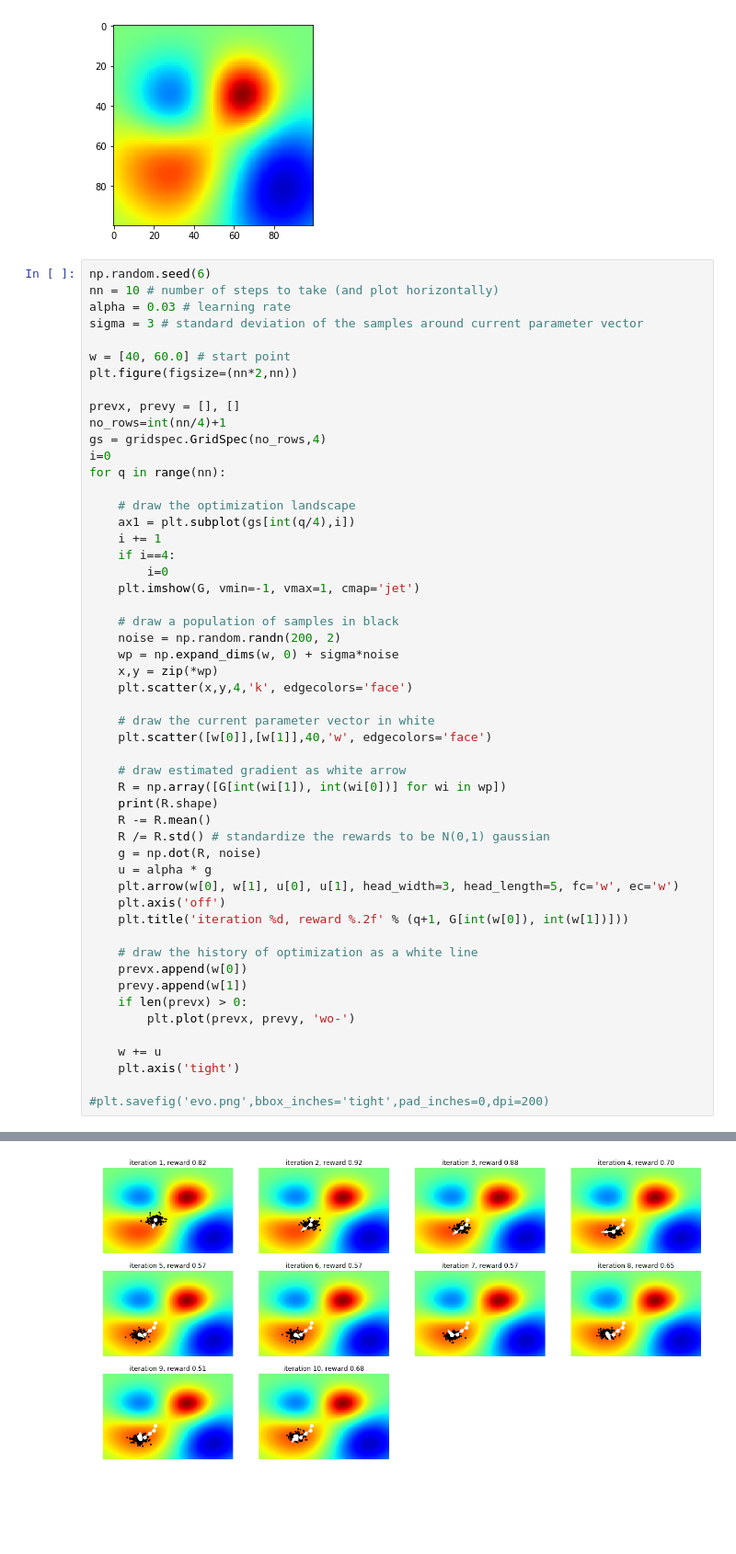
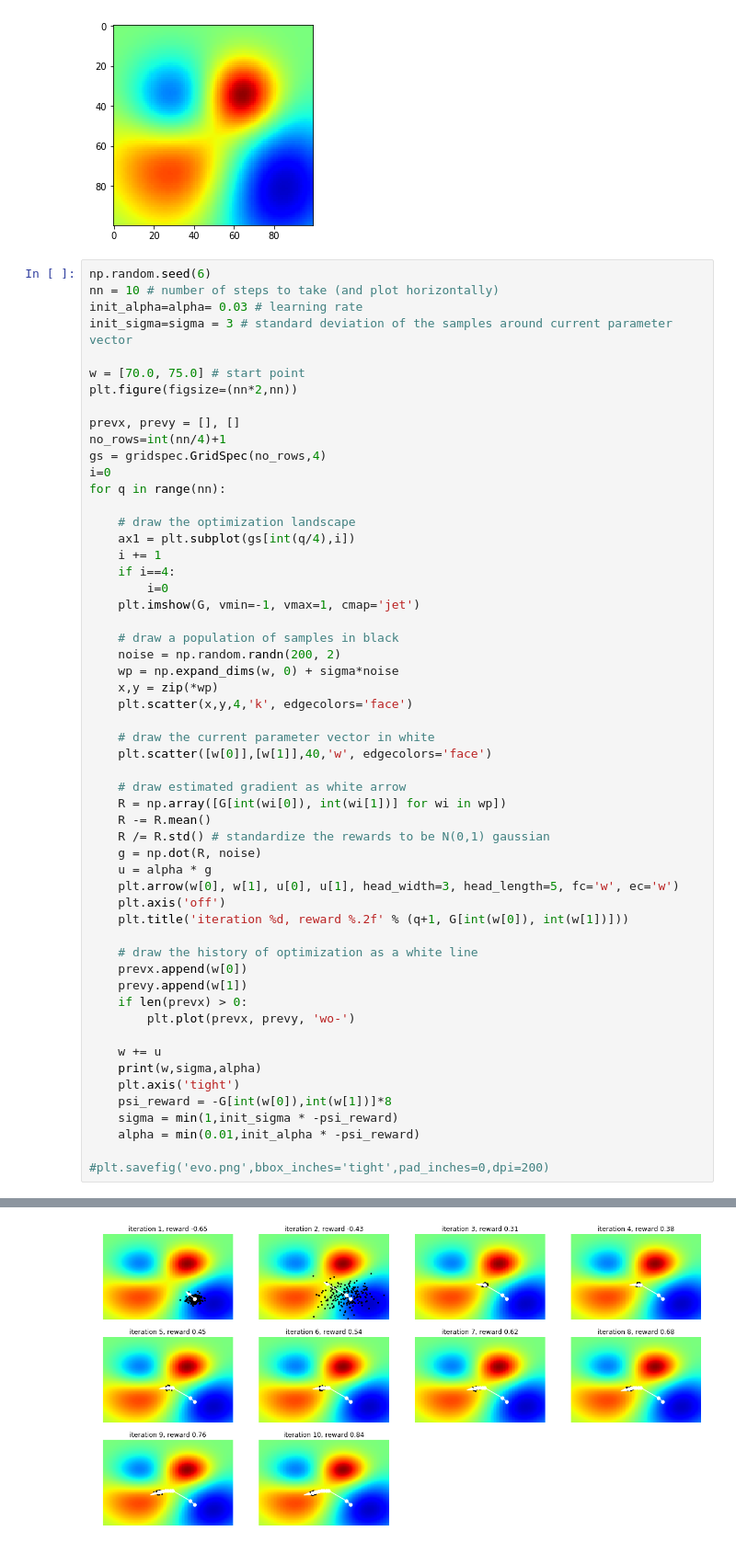
Before and after one commit to gandalfsaxe/letomes, a Jupyter notebook: code/notebooks/es.ipynb, the cells around one changed output, grey strips where cells are left out. Shown at 92% size. Drawn from its saved outputs; the diff is of its cells as text; blank space fills up the shorter version.

```diff
--- a/code/notebooks/es.ipynb
+++ b/code/notebooks/es.ipynb
@@ -34,10 +34,10 @@ im = ax.imshow(G, vmin=-1, vmax=1, cmap='jet')
 # %%
 np.random.seed(6)
 nn = 10 # number of steps to take (and plot horizontally)
-alpha = 0.03 # learning rate
-sigma = 3 # standard deviation of the samples around current parameter vector
+init_alpha=alpha= 0.03 # learning rate
+init_sigma=sigma = 3 # standard deviation of the samples around current parameter vector
 
-w = [40, 60.0] # start point
+w = [70.0, 75.0] # start point
 plt.figure(figsize=(nn*2,nn))
 
 prevx, prevy = [], []
@@ -63,8 +63,7 @@ for q in range(nn):
     plt.scatter([w[0]],[w[1]],40,'w', edgecolors='face')
 
     # draw estimated gradient as white arrow
-    R = np.array([G[int(wi[1]), int(wi[0])] for wi in wp])
-    print(R.shape)
+    R = np.array([G[int(wi[0]), int(wi[1])] for wi in wp])
     R -= R.mean()
     R /= R.std() # standardize the rewards to be N(0,1) gaussian
     g = np.dot(R, noise)
@@ -80,7 +79,11 @@ for q in range(nn):
         plt.plot(prevx, prevy, 'wo-')
 
     w += u
+    print(w,sigma,alpha)
     plt.axis('tight')
+    psi_reward = -G[int(w[0]),int(w[1])]*8
+    sigma = min(1,init_sigma * -psi_reward)
+    alpha = min(0.01,init_alpha * -psi_reward)
 
 #plt.savefig('evo.png',bbox_inches='tight',pad_inches=0,dpi=200)
 # %% [output]
@@ -97 +100 @@ for q in range(nn):
-[figure, old version]
+[figure, new version]
```
Also changed, not shown: parts of 1 cell of this notebook, 2 other files.
